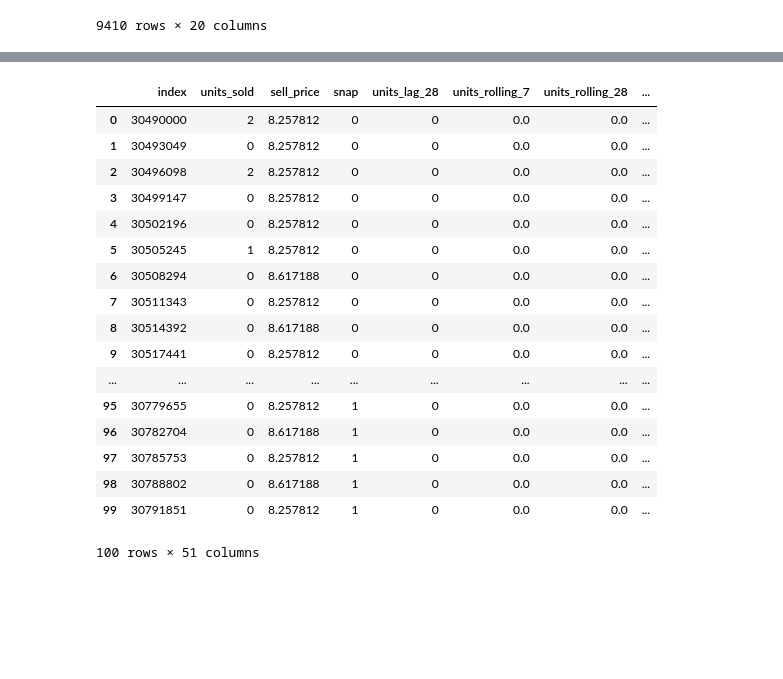
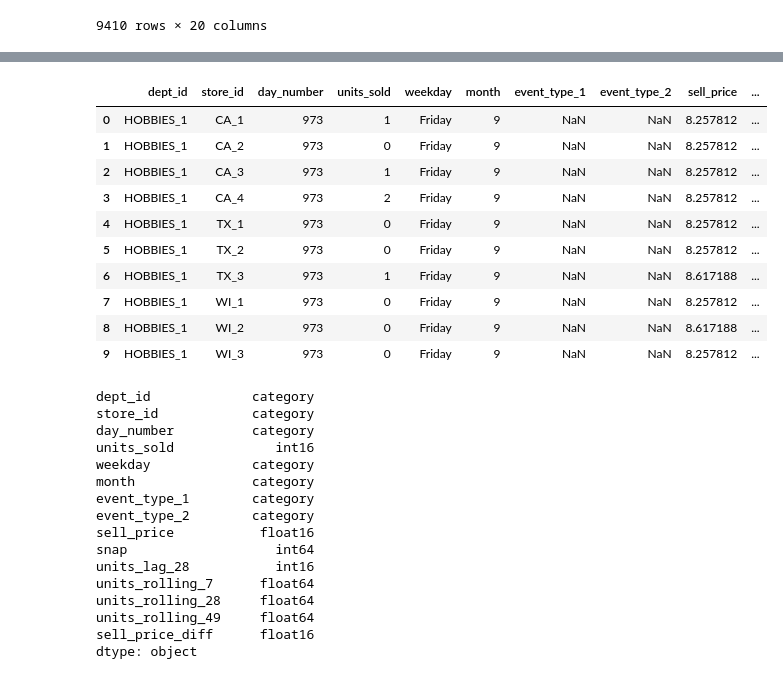
Before and after one commit to atabas/M5-Forecasting-Accuracy, a Jupyter notebook: 2-FeatureEngineering.ipynb, the cells around one changed output, grey strips where cells are left out. Saved outputs shown, nothing was run; the diff lists cells and outputs as text; code cells hidden in the pictures; blank space fills up the shorter version.

Commit message:
encode columns and divide into training and validation set

```diff
--- a/2-FeatureEngineering.ipynb
+++ b/2-FeatureEngineering.ipynb
@@ -460,21 +433,34 @@ first_product.head(300)
-# %%
-pd.get_dummies(first_product).reset_index().head(100)
-# %% [output]
-|  | index | units_sold | sell_price | snap | units_lag_28 | units_rolling_7 | units_rolling_28 | ... |
-| 0 | 30490000 | 2 | 8.257812 | 0 | 0 | 0.0 | 0.0 | ... |
-| 1 | 30493049 | 0 | 8.257812 | 0 | 0 | 0.0 | 0.0 | ... |
-| 2 | 30496098 | 2 | 8.257812 | 0 | 0 | 0.0 | 0.0 | ... |
-| 3 | 30499147 | 0 | 8.257812 | 0 | 0 | 0.0 | 0.0 | ... |
-| 4 | 30502196 | 0 | 8.257812 | 0 | 0 | 0.0 | 0.0 | ... |
-| 5 | 30505245 | 1 | 8.257812 | 0 | 0 | 0.0 | 0.0 | ... |
-| 6 | 30508294 | 0 | 8.617188 | 0 | 0 | 0.0 | 0.0 | ... |
-| 7 | 30511343 | 0 | 8.257812 | 0 | 0 | 0.0 | 0.0 | ... |
-| 8 | 30514392 | 0 | 8.617188 | 0 | 0 | 0.0 | 0.0 | ... |
-| 9 | 30517441 | 0 | 8.257812 | 0 | 0 | 0.0 | 0.0 | ... |
-| ... | ... | ... | ... | ... | ... | ... | ... | ... |
-| 95 | 30779655 | 0 | 8.257812 | 1 | 0 | 0.0 | 0.0 | ... |
-| 96 | 30782704 | 0 | 8.617188 | 1 | 0 | 0.0 | 0.0 | ... |
-| 97 | 30785753 | 0 | 8.257812 | 1 | 0 | 0.0 | 0.0 | ... |
-| 98 | 30788802 | 0 | 8.617188 | 1 | 0 | 0.0 | 0.0 | ... |
-| 99 | 30791851 | 0 | 8.257812 | 1 | 0 | 0.0 | 0.0 | ... |
-100 rows × 51 columns
+# %%
+first_product.reset_index(drop=True, inplace=True)
+first_product.head(10)
+# %% [output]
+|  | dept_id | store_id | day_number | units_sold | weekday | month | event_type_1 | event_type_2 | sell_price | ... |
+| 0 | HOBBIES_1 | CA_1 | 973 | 1 | Friday | 9 | NaN | NaN | 8.257812 | ... |
+| 1 | HOBBIES_1 | CA_2 | 973 | 0 | Friday | 9 | NaN | NaN | 8.257812 | ... |
+| 2 | HOBBIES_1 | CA_3 | 973 | 1 | Friday | 9 | NaN | NaN | 8.257812 | ... |
+| 3 | HOBBIES_1 | CA_4 | 973 | 2 | Friday | 9 | NaN | NaN | 8.257812 | ... |
+| 4 | HOBBIES_1 | TX_1 | 973 | 0 | Friday | 9 | NaN | NaN | 8.257812 | ... |
+| 5 | HOBBIES_1 | TX_2 | 973 | 0 | Friday | 9 | NaN | NaN | 8.257812 | ... |
+| 6 | HOBBIES_1 | TX_3 | 973 | 1 | Friday | 9 | NaN | NaN | 8.617188 | ... |
+| 7 | HOBBIES_1 | WI_1 | 973 | 0 | Friday | 9 | NaN | NaN | 8.257812 | ... |
+| 8 | HOBBIES_1 | WI_2 | 973 | 0 | Friday | 9 | NaN | NaN | 8.617188 | ... |
+| 9 | HOBBIES_1 | WI_3 | 973 | 0 | Friday | 9 | NaN | NaN | 8.257812 | ... |
+# %%
+first_product.dtypes
+# %% [output]
+dept_id             category
+store_id            category
+day_number          category
+units_sold             int16
+weekday             category
+month               category
+event_type_1        category
+event_type_2        category
+sell_price           float16
+snap                   int64
+units_lag_28           int16
+units_rolling_7      float64
+units_rolling_28     float64
+units_rolling_49     float64
+sell_price_diff      float16
+dtype: object
```
Also changed, not shown: parts of 14 cells of this notebook.
